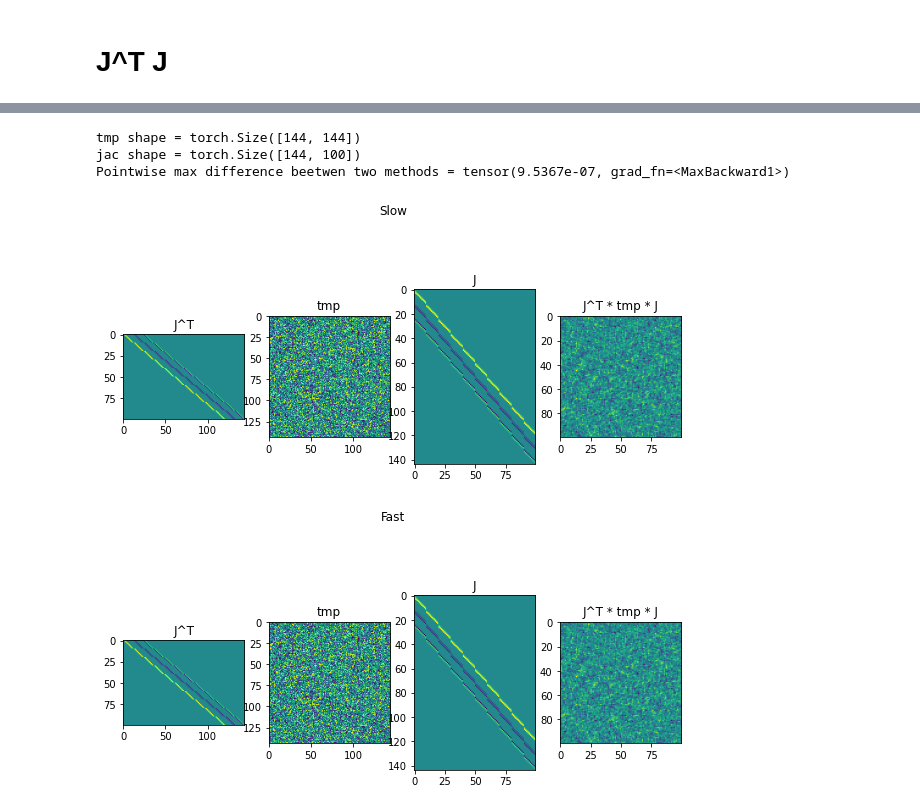
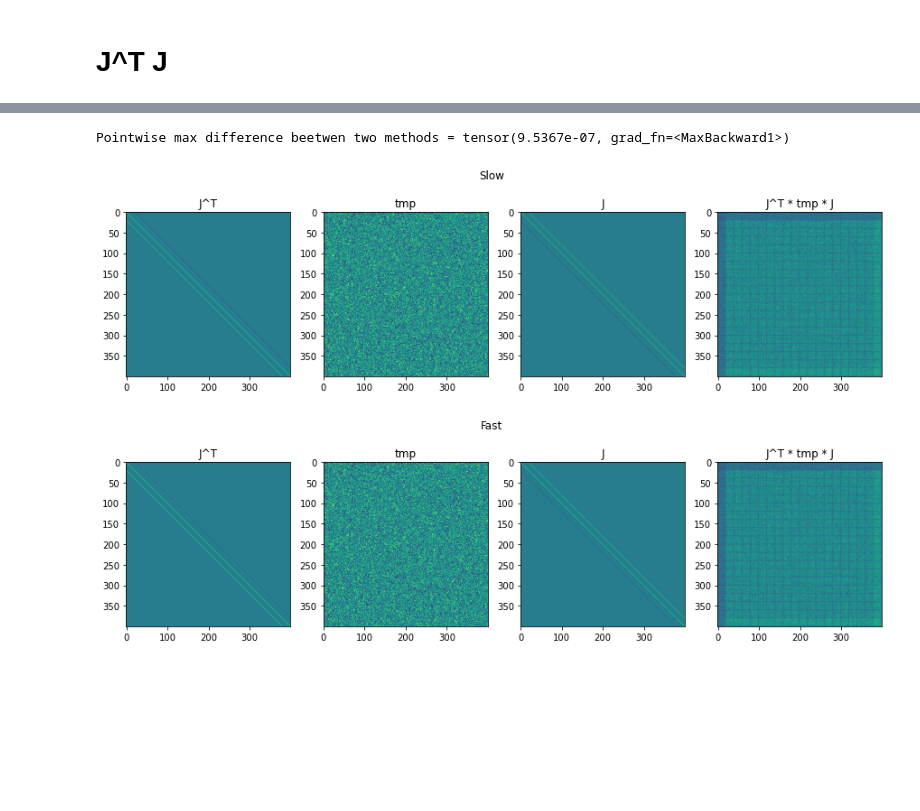
Before and after one commit to FrederikWarburg/LaplaceAE, a Jupyter notebook: notebooks/jacobian_convolution.ipynb, the cells around one changed output, grey strips where cells are left out. Saved outputs shown, nothing was run; the diff lists cells and outputs as text; code cells hidden in the pictures; blank space fills up the shorter version.

```diff
--- a/notebooks/jacobian_convolution.ipynb
+++ b/notebooks/jacobian_convolution.ipynb
@@ -13,9 +13,9 @@ from stochman import nnj
 # %%
 # Set parameters (free to change)
 
-N = 10 #input edge
+N = 20 #input edge
 kernel_size = 3
-padding = 2
+padding = 1
 stride = 1 #don't change me please, bad things will happen
 dilation = 1
 
@@ -346,7 +355,5 @@ Text(0.5, 0.98, 'Jacobian wrt weights')
 # %%
 tmp = torch.randint(0, 10, (M*M, M*M)).type(torch.float)
-print('tmp shape =',tmp.shape)
-print('jac shape =',full_jacobian.shape)
 
 
 
@@ -359,38 +366,50 @@ slow_Jt_tmp_J = torch.einsum('ij,jk,kq->iq', full_jacobian_T, tmp, full_jacobian
 
 
 
-# FAST IMPLEMENTATION (all for loops can be avoided with smart movedim and reshape)
-tmp_rows = torch.zeros(M*M, 1, M, M).type(torch.float)
-for row_h in range(M):
-    for row_w in range(M):
-        for col_h in range(M):
-            for col_w in range(M):
-                tmp_rows[row_h*M+row_w, 0, col_h, col_w] = tmp[row_h*M+row_w, col_h*M+col_w]
+# FAST IMPLEMENTATION
+# two identical implementation (one with for loops, one with reshape and movedim)
+use_for_loops = False
+if use_for_loops:
+    # for loops implementation, I leave the code here because it's more clear to understand
+    tmp_rows = torch.zeros(M*M, 1, M, M).type(torch.float)
+    for row_h in range(M):
+        for row_w in range(M):
+            for col_h in range(M):
+                for col_w in range(M):
+                    tmp_rows[row_h*M+row_w, 0, col_h, col_w] = tmp[row_h*M+row_w, col_h*M+col_w]
 
-tmpt_cols = tmp_rows
+    tmpt_cols = tmp_rows
 
-Jt_tmptt_cols = conv_transpose._jacobian_mult(torch.zeros(M*M, 1, M, M), torch.zeros(M*M, 1, N, N), tmpt_cols)
+    Jt_tmptt_cols = conv_transpose._jacobian_mult(torch.zeros(M*M, 1, M, M), torch.zeros(M*M, 1, N, N), tmpt_cols)
 
-#print(Jt_tmptt_cols.shape) # must be =(M*M, 1, N, N)
-Jt_tmptt_rows = torch.zeros(N*N, 1, M, M).type(torch.float)
-for row_h in range(N):
-    for row_w in range(N):
-        for col_h in range(M):
-            for col_w in range(M):
-                Jt_tmptt_rows[row_h*N+row_w, 0, col_h, col_w] = Jt_tmptt_cols[col_h*M+col_w, 0, row_h, row_w]
+    #print(Jt_tmptt_cols.shape) # must be =(M*M, 1, N, N)
+    Jt_tmptt_rows = torch.zeros(N*N, 1, M, M).type(torch.float)
+    for row_h in range(N):
+        for row_w in range(N):
+            for col_h in range(M):
+                for col_w in range(M):
+                    Jt_tmptt_rows[row_h*N+row_w, 0, col_h, col_w] = Jt_tmptt_cols[col_h*M+col_w, 0, row_h, row_w]
 
-tmp_J_cols = Jt_tmptt_rows
-#print(tmp_J_cols.shape) # must be =(N*N, 1, M, M)
+    tmp_J_cols = Jt_tmptt_rows
+    #print(tmp_J_cols.shape) # must be =(N*N, 1, M, M)
 
-Jt_tmp_J_cols = conv_transpose._jacobian_mult(torch.zeros(N*N, 1, M, M), torch.zeros(N*N, 1, N, N), tmp_J_cols)
+    Jt_tmp_J_cols = conv_transpose._jacobian_mult(torch.zeros(N*N, 1, M, M), torch.zeros(N*N, 1, N, N), tmp_J_cols)
 
-Jt_tmp_J = torch.zeros(N*N, N*N).type(torch.float)
-for row_h in range(N):
-    for row_w in range(N):
-        for col_h in range(N):
-            for col_w in range(N):
-                Jt_tmp_J[row_h*N+row_w, col_h*N+col_w] = Jt_tmp_J_cols[col_h*N+col_w, 0, row_h, row_w]
-#plt.imshow(Jt_tmpt_J.detach().numpy())
+    Jt_tmp_J = torch.zeros(N*N, N*N).type(torch.float)
+    for row_h in range(N):
+        for row_w in range(N):
+            for col_h in range(N):
+                for col_w in range(N):
+                    Jt_tmp_J[row_h*N+row_w, col_h*N+col_w] = Jt_tmp_J_cols[col_h*N+col_w, 0, row_h, row_w]
+else:
+    #actual implementation
+    tmp_rows = tmp.reshape(M*M,1,M,M)
+    tmpt_cols = tmp_rows
+    Jt_tmptt_cols = conv_transpose._jacobian_mult(torch.zeros(M*M, 1, M, M), torch.zeros(M*M, 1, N, N), tmpt_cols)
+    Jt_tmptt_rows = Jt_tmptt_cols.reshape(N*N,M*M).movedim(0,1).reshape(M*M,1,N,N)
+    tmp_J_cols = Jt_tmptt_rows
+    Jt_tmp_J_cols = conv_transpose._jacobian_mult(torch.zeros(N*N, 1, M, M), torch.zeros(N*N, 1, N, N), tmp_J_cols)
+    Jt_tmp_J = Jt_tmp_J_cols.reshape(N*N,N*N).movedim(0,1)
 
 
 
@@ -403,40 +422,38 @@ for row_h in range(N):
 #plt.imshow(Jt_tmp_J.detach().numpy())
 #plt.suptitle('J^t * tmp * J')
 
-plt.figure(figsize=(10,5))
+plt.figure(figsize=(15,4))
 plt.subplot(1,4,1)
 plt.title('J^T')
 plt.imshow(full_jacobian_T.detach().numpy())
 plt.subplot(1,4,2)
 plt.title('tmp')
 plt.imshow(tmp.detach().numpy())
 plt.subplot(1,4,3)
 plt.title('J')
 plt.imshow(full_jacobian.detach().numpy())
 plt.subplot(1,4,4)
 plt.title('J^T * tmp * J')
 plt.imshow(slow_Jt_tmp_J.detach().numpy())
 plt.suptitle('Slow')
 
-plt.figure(figsize=(10,5))
+plt.figure(figsize=(15,4))
 plt.subplot(1,4,1)
 plt.title('J^T')
 plt.imshow(full_jacobian_T.detach().numpy())
 plt.subplot(1,4,2)
 plt.title('tmp')
 plt.imshow(tmp.detach().numpy())
 plt.subplot(1,4,3)
 plt.title('J')
 plt.imshow(full_jacobian.detach().numpy())
 plt.subplot(1,4,4)
 plt.title('J^T * tmp * J')
 plt.imshow(Jt_tmp_J.detach().numpy())
 plt.suptitle('Fast')
 
 print('Pointwise max difference beetwen two methods =',torch.max(slow_Jt_tmp_J - Jt_tmp_J))
 # %% [output]
-tmp shape = torch.Size([144, 144])
-jac shape = torch.Size([144, 100])
 Pointwise max difference beetwen two methods = tensor(9.5367e-07, grad_fn=<MaxBackward1>)
-[figure, old version]
+[figure, new version]
-[figure, old version]
+[figure, new version]
```
Also changed, not shown: parts of 12 cells of this notebook.
